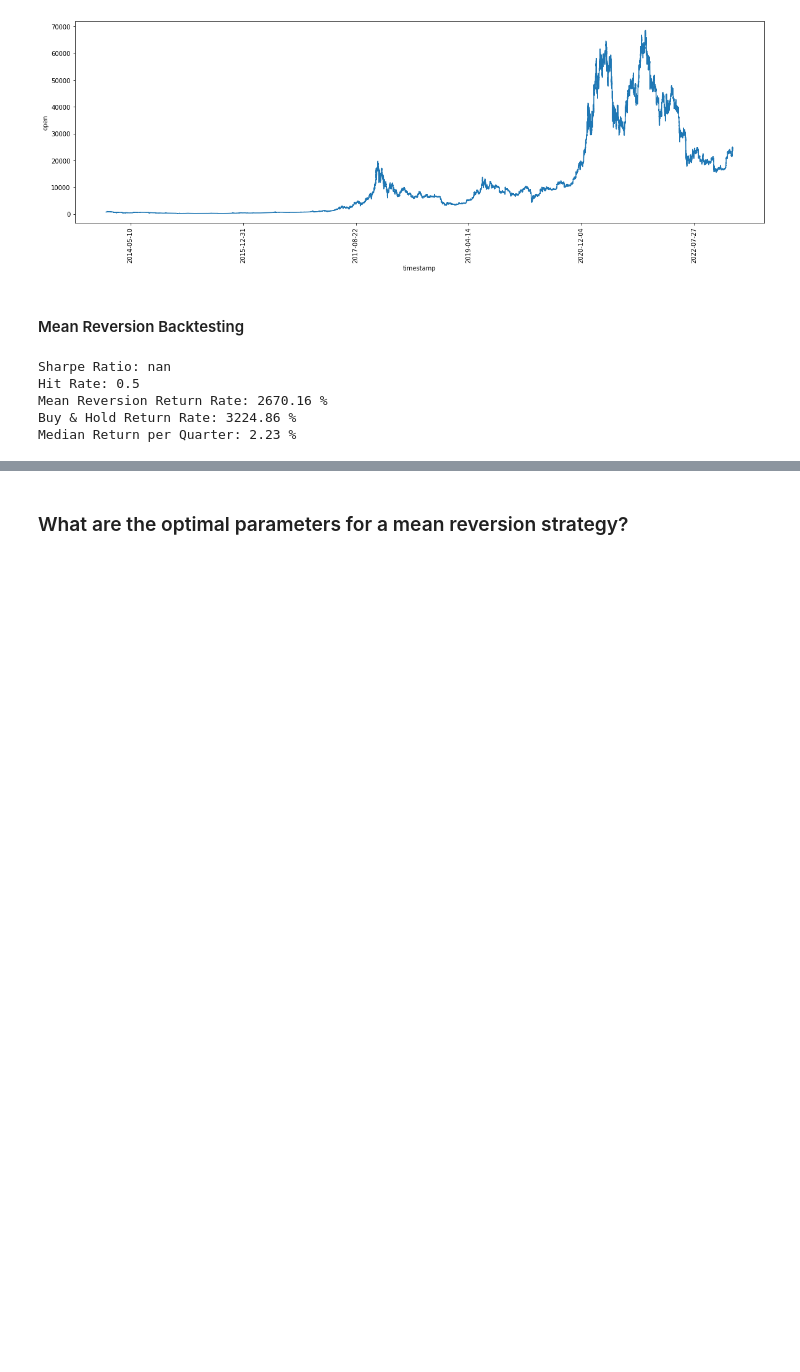
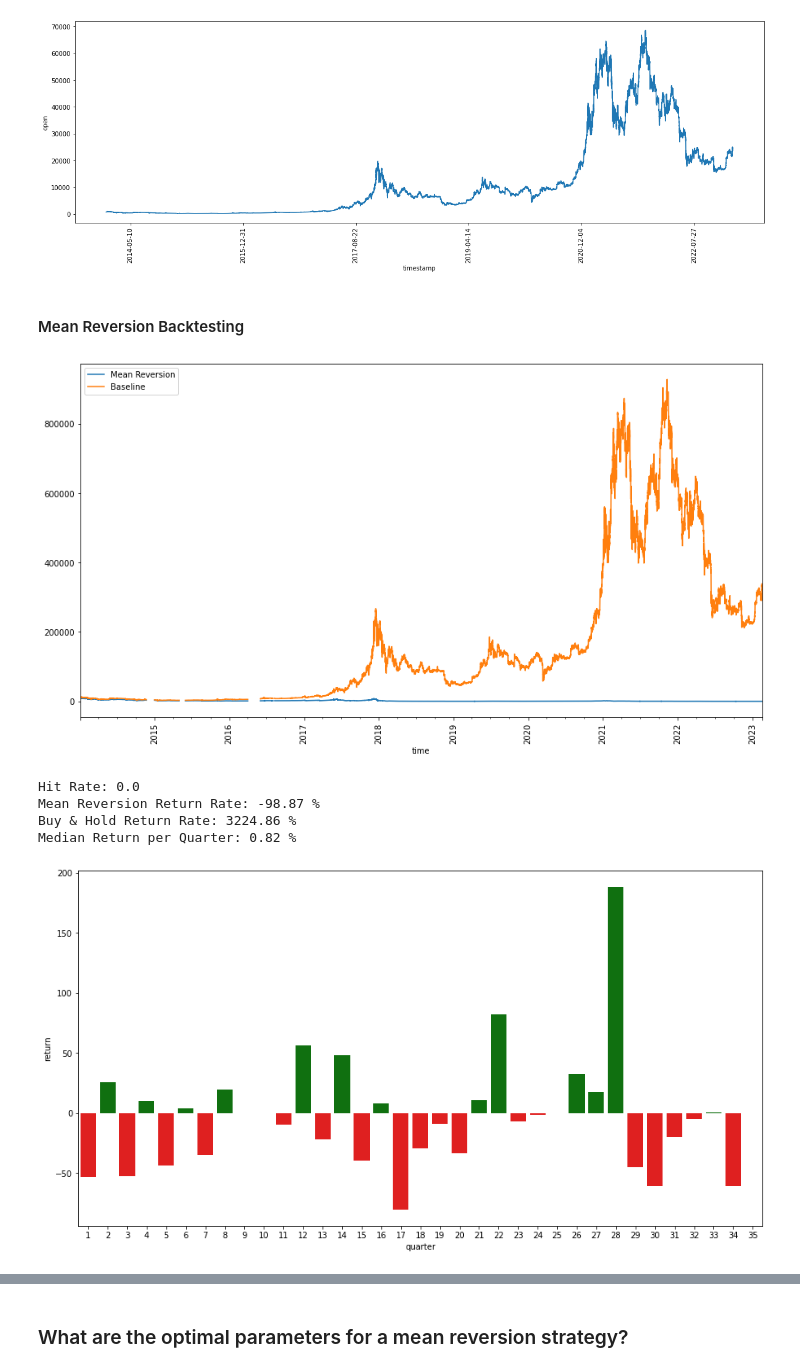
Before and after one commit to hansenrhan/crypto_backtesting, a Jupyter notebook: Mean_Reversion_Analysis.ipynb, the cells around one changed output, grey strips where cells are left out. Cells and saved outputs as stored; diff of their text form; code cells hidden in the pictures; blank space fills up the shorter version.

Commit message:
Fix shorting mechanism for mean reversion analysis

```diff
--- a/Mean_Reversion_Analysis.ipynb
+++ b/Mean_Reversion_Analysis.ipynb
@@ -327,8 +327,12 @@ def mean_reversion_backtester(sampled_data,
                     position_size = (order_sizing*fiat*(1 - fee))/current_price
                     fiat = fiat - position_size*current_price
                     last_move = "Short-Sell"
+                    short_position = True
+                    purchase_price = current_price
                 else:
                     last_move = "Sell"
+                    # reset the purchase price
+                    purchase_price = 0
 
                 trades = trades + 1
 
@@ -338,8 +342,7 @@ def mean_reversion_backtester(sampled_data,
                 else:
                     losses = losses + 1
 
-                # reset the purchase price
-                purchase_price = 0
+
 
             else:
                 pass
@@ -351,7 +354,7 @@ def mean_reversion_backtester(sampled_data,
                 if record_balance == True:
                     portfolio_balance.append(position_size*current_price + fiat)
             if short_position == True:
-                short_delta = 0 - (purchase_price*position_size - current_price*position_size)
+                short_delta = (purchase_price*position_size - current_price*position_size)
                 if record_balance == True:
                     portfolio_balance.append(purchase_price*position_size + short_delta + fiat)
         else:
@@ -389,8 +392,8 @@ def mean_reversion_backtester(sampled_data,
     if display_results == True and record_balance == True:
         plot_data = pd.DataFrame()
         plot_data['time'] = sampled_data['timestamp']
+        plot_data['Mean Reversion'] = portfolio_balance
         plot_data['Baseline'] = baseline_balance
-        plot_data['Mean Reversion'] = portfolio_balance
         plot_data.plot(x = "time")
         plt.xticks(rotation="vertical")
         plt.show()
@@ -461,33 +464,34 @@ def plot_quarterly_data(backtest_results):
 # %%
 # Run the crossover backtester on the whole dataset
 crypto_df['price'] = crypto_df['open'] # set open to be the price to use
 
 backtest_results = mean_reversion_backtester(
             sampled_data = crypto_df,
             order_sizing = 1,
             ma_length = 48,
             buy_threshold = 0.05,
             take_profit=0.1,
             stop_loss=0.1,
             starting_capital = 10000,
             shorting_allowed=True,
             fixed_fee=False,
             fee = 0.005,
-            display_results=False,
-            record_balance=False
+            display_results=True,
+            record_balance=True
         )
 
 #Interpret backtest results
 import statistics
 print("Hit Rate:", backtest_results['hit_rate'])
 print("Mean Reversion Return Rate:", round(backtest_results['final_return_rate']*100,2), "%")
 print("Buy & Hold Return Rate:", round(backtest_results['baseline_return_rate']*100,2), "%")
 print("Median Return per Quarter:", round(statistics.median(backtest_results['quarter_return_rates']*100), 2), "%")
 
-#plot_quarterly_data(backtest_results)
+plot_quarterly_data(backtest_results)
 # %% [output]
+[figure, added]
-Sharpe Ratio: nan
-Hit Rate: 0.5
-Mean Reversion Return Rate: 2670.16 %
+Hit Rate: 0.0
+Mean Reversion Return Rate: -98.87 %
 Buy & Hold Return Rate: 3224.86 %
-Median Return per Quarter: 2.23 %
+Median Return per Quarter: 0.82 %
+[figure, added]
```
Also changed, not shown: parts of 14 cells of this notebook.
